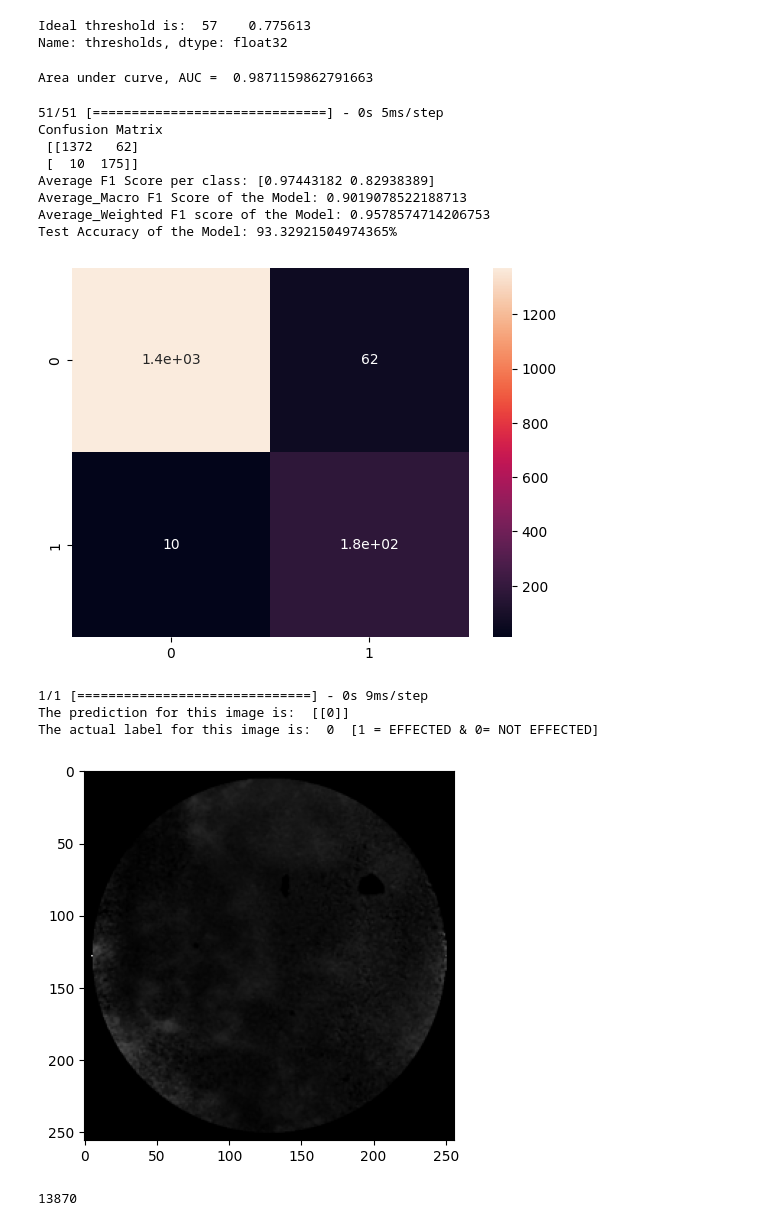
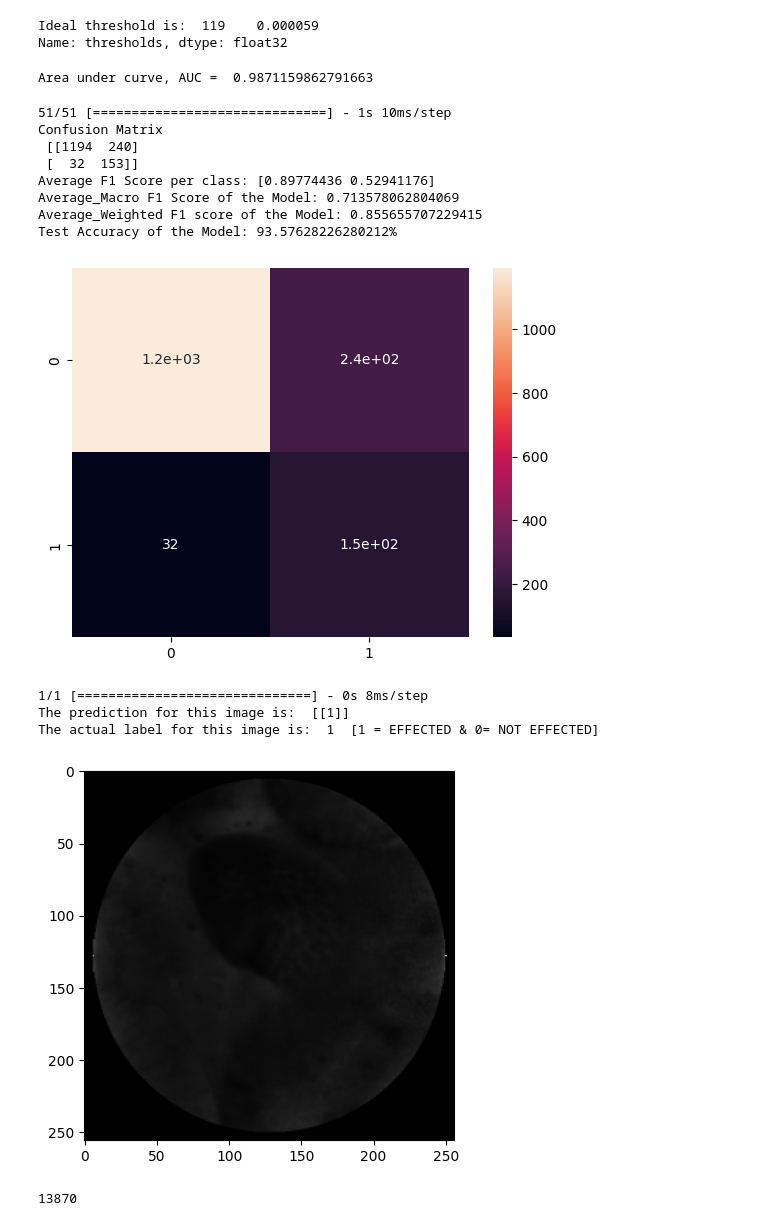
Before and after one commit to hasanmdabid/indicate_fh, a Jupyter notebook: my_code/Vgg3_from_scratch.ipynb, the cells around one changed output. Drawn from its saved outputs; the diff is of its cells as text; code cells hidden in the pictures.

```diff
--- a/my_code/Vgg3_from_scratch.ipynb
+++ b/my_code/Vgg3_from_scratch.ipynb
@@ -249,8 +253,8 @@ Epoch 100/100
 
 #We can load the trained model, so we don't have to train again for 300 epochs!
 from keras.models import load_model
-# load model
-model = load_model(modelpath+'/2DCNN_BASE_WITHOUT_AUG.h5')
+
+#model = load_model(modelpath+'/2DCNN_BASE_WITHOUT_AUG.h5')
 
 #For 300 epochs, giving 82.5% accuracy
 
@@ -309,7 +313,7 @@ print("Ideal threshold is: ", ideal_roc_thresh['thresholds'])
 #Now use this threshold value in the confusion matrix to visualize the balance
 #between tp, fp, fp, and fn
 # %% [output]
-Ideal threshold is:  57    0.775613
+Ideal threshold is:  119    0.000059
 Name: thresholds, dtype: float32
 # %%
 #AUC
@@ -324,46 +328,47 @@ print("Area under curve, AUC = ", auc_value)
 Area under curve, AUC =  0.9871159862791663
 # %%
 #########################################
-mythreshold = 0.7756
+mythreshold = 0.0001
+
 y_preds= (model.predict(X_test)>= mythreshold).astype(int)
 from sklearn.metrics import confusion_matrix, f1_score, classification_report
 
 cm = confusion_matrix(y_test, y_preds)
 print('Confusion Matrix\n', cm)
 import seaborn as sns
 hmp = sns.heatmap(cm, annot=True)
 hmp_fig = hmp.get_figure()
 hmp_fig.savefig(figpath+'/VGG3_heatmap_WITHOUT_AUG.png', dpi = 400)
 
 
 f1scores_per_class = (f1_score(y_test, y_preds, average=None))
 average_fscore_macro = (f1_score(y_test, y_preds, average="macro"))
 average_fscore_weighted = (f1_score(y_test, y_preds, average="weighted"))
 print('Average F1 Score per class:', f1scores_per_class)
 print('Average_Macro F1 Score of the Model:', average_fscore_macro)
 print('Average_Weighted F1 score of the Model:', average_fscore_weighted)
 print(f'Test Accuracy of the Model: {acc * 100}%')
 # %% [output]
-51/51 [==============================] - 0s 5ms/step
+51/51 [==============================] - 1s 10ms/step
 Confusion Matrix
- [[1372   62]
- [  10  175]]
-Average F1 Score per class: [0.97443182 0.82938389]
-Average_Macro F1 Score of the Model: 0.9019078522188713
-Average_Weighted F1 score of the Model: 0.9578574714206753
-Test Accuracy of the Model: 93.32921504974365%
+ [[1194  240]
+ [  32  153]]
+Average F1 Score per class: [0.89774436 0.52941176]
+Average_Macro F1 Score of the Model: 0.713578062804069
+Average_Weighted F1 score of the Model: 0.855655707229415
+Test Accuracy of the Model: 93.57628226280212%
-[figure, old version]
+[figure, new version]
 # %%
-n=125  #Select the index of image to be loaded for testing
+n=12  #Select the index of image to be loaded for testing
 img = X_test[n]
 plt.imshow(img)
 input_img = np.expand_dims(img, axis=0) #Expand dims so the input is (num images, x, y, c)
 print("The prediction for this image is: ", (model.predict(input_img)>=mythreshold).astype(int))
 print("The actual label for this image is: ", y_test[n] ," [1 = EFFECTED & 0= NOT EFFECTED]")
 # %% [output]
-1/1 [==============================] - 0s 9ms/step
-The prediction for this image is:  [[0]]
-The actual label for this image is:  0  [1 = EFFECTED & 0= NOT EFFECTED]
+1/1 [==============================] - 0s 8ms/step
+The prediction for this image is:  [[1]]
+The actual label for this image is:  1  [1 = EFFECTED & 0= NOT EFFECTED]
 [figure]
 # %%
 import gc
```
Also changed, not shown: parts of 6 cells of this notebook, 4 other files.
